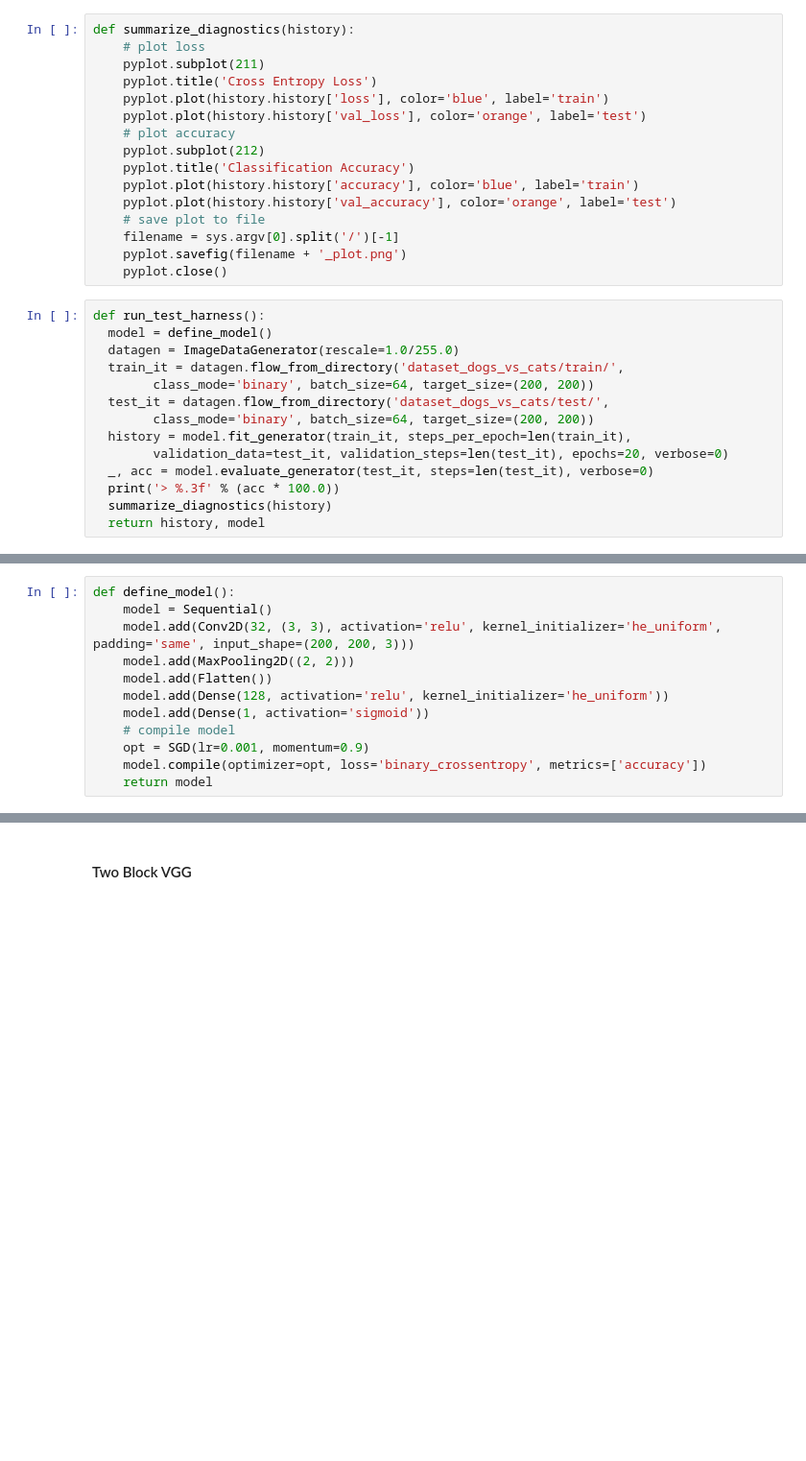
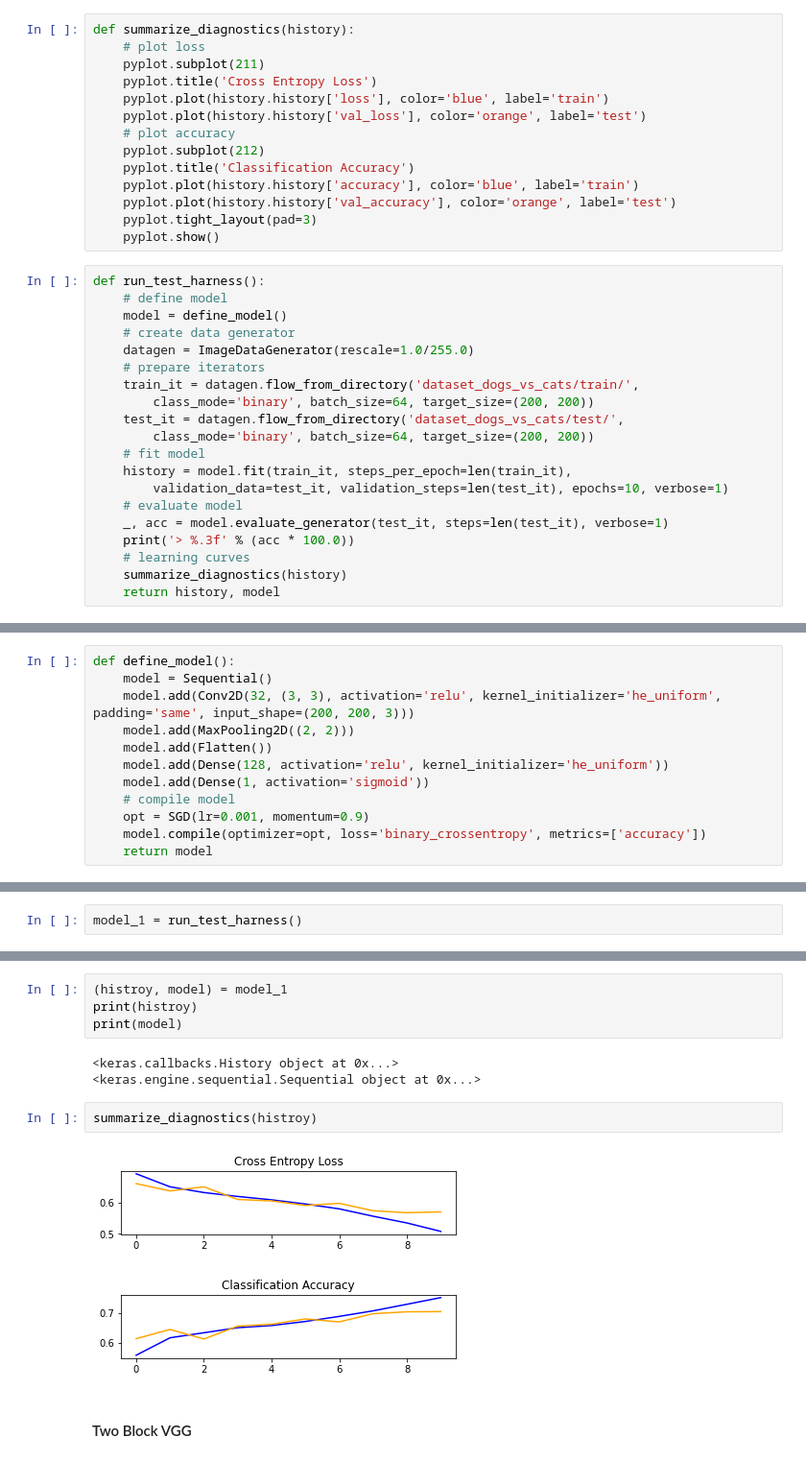
Before and after one commit to erinmcmahon26/Image-Recognizer, a Jupyter notebook: Image_Recognizer.ipynb, the cells around one changed output, grey strips where cells are left out. Shown: that part at 96% size. Cells and saved outputs as stored; diff of their text form; blank space fills up the shorter version.

Commit message:
added additional models

```diff
--- a/Image_Recognizer.ipynb
+++ b/Image_Recognizer.ipynb
@@ -157,24 +159,28 @@ def summarize_diagnostics(history):
 	pyplot.title('Classification Accuracy')
 	pyplot.plot(history.history['accuracy'], color='blue', label='train')
 	pyplot.plot(history.history['val_accuracy'], color='orange', label='test')
-	# save plot to file
-	filename = sys.argv[0].split('/')[-1]
-	pyplot.savefig(filename + '_plot.png')
-	pyplot.close()
+	pyplot.tight_layout(pad=3)
+	pyplot.show()
 # %%
 def run_test_harness():
-  model = define_model()
-  datagen = ImageDataGenerator(rescale=1.0/255.0)
-  train_it = datagen.flow_from_directory('dataset_dogs_vs_cats/train/',
+	# define model
+	model = define_model()
+	# create data generator
+	datagen = ImageDataGenerator(rescale=1.0/255.0)
+	# prepare iterators
+	train_it = datagen.flow_from_directory('dataset_dogs_vs_cats/train/',
 		class_mode='binary', batch_size=64, target_size=(200, 200))
-  test_it = datagen.flow_from_directory('dataset_dogs_vs_cats/test/',
+	test_it = datagen.flow_from_directory('dataset_dogs_vs_cats/test/',
 		class_mode='binary', batch_size=64, target_size=(200, 200))
-  history = model.fit_generator(train_it, steps_per_epoch=len(train_it),
-		validation_data=test_it, validation_steps=len(test_it), epochs=20, verbose=0)
-  _, acc = model.evaluate_generator(test_it, steps=len(test_it), verbose=0)
-  print('> %.3f' % (acc * 100.0))
-  summarize_diagnostics(history)
-  return history, model
+	# fit model
+	history = model.fit(train_it, steps_per_epoch=len(train_it),
+		validation_data=test_it, validation_steps=len(test_it), epochs=10, verbose=1)
+	# evaluate model
+	_, acc = model.evaluate_generator(test_it, steps=len(test_it), verbose=1)
+	print('> %.3f' % (acc * 100.0))
+	# learning curves
+	summarize_diagnostics(history)
+	return history, model
 # %% [markdown]
 #### One Block VGG
 # %%
@@ -199,0 +198,2 @@ NameError: ignored
+# %%
+model_1 = run_test_harness()
@@ -200,3 +225,14 @@ NameError: ignored
+# %%
+(histroy, model) = model_1
+print(histroy)
+print(model)
+# %% [output]
+<keras.callbacks.History object at 0x...>
+<keras.engine.sequential.Sequential object at 0x...>
+# %%
+summarize_diagnostics(histroy)
+# %% [output]
+[figure, added]
 # %% [markdown]
 #### Two Block VGG
 # %%
```
Also changed, not shown: parts of 11 cells of this notebook.
